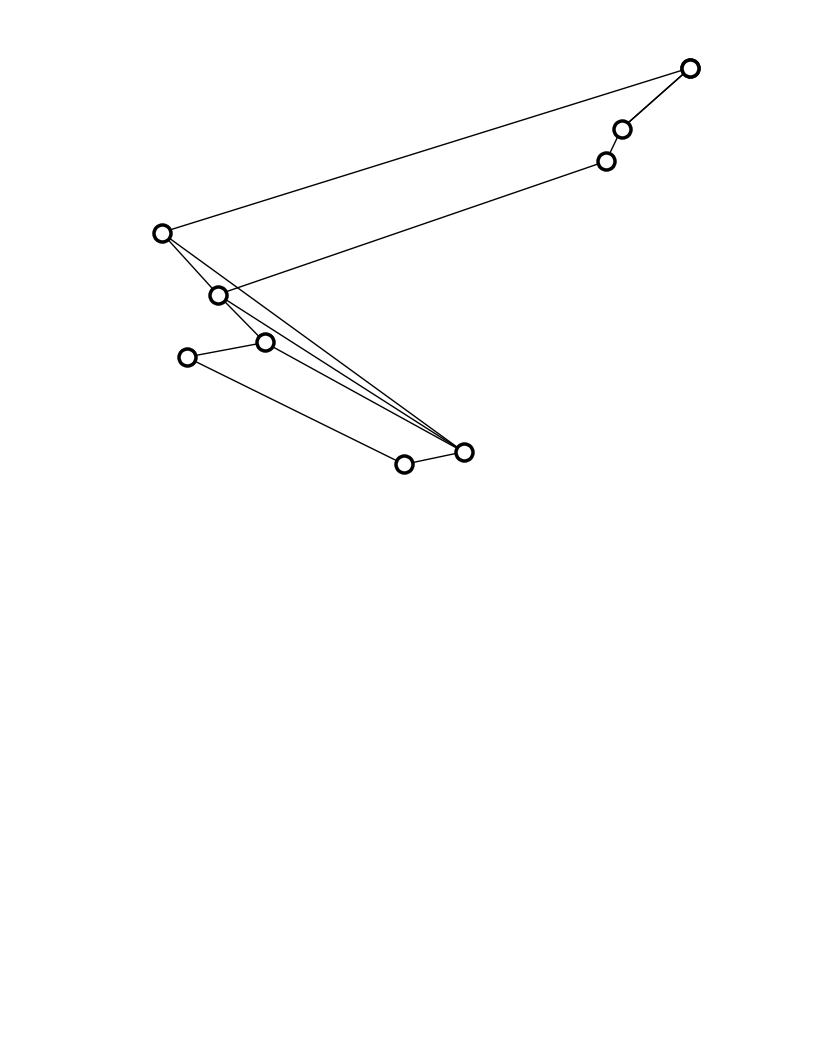
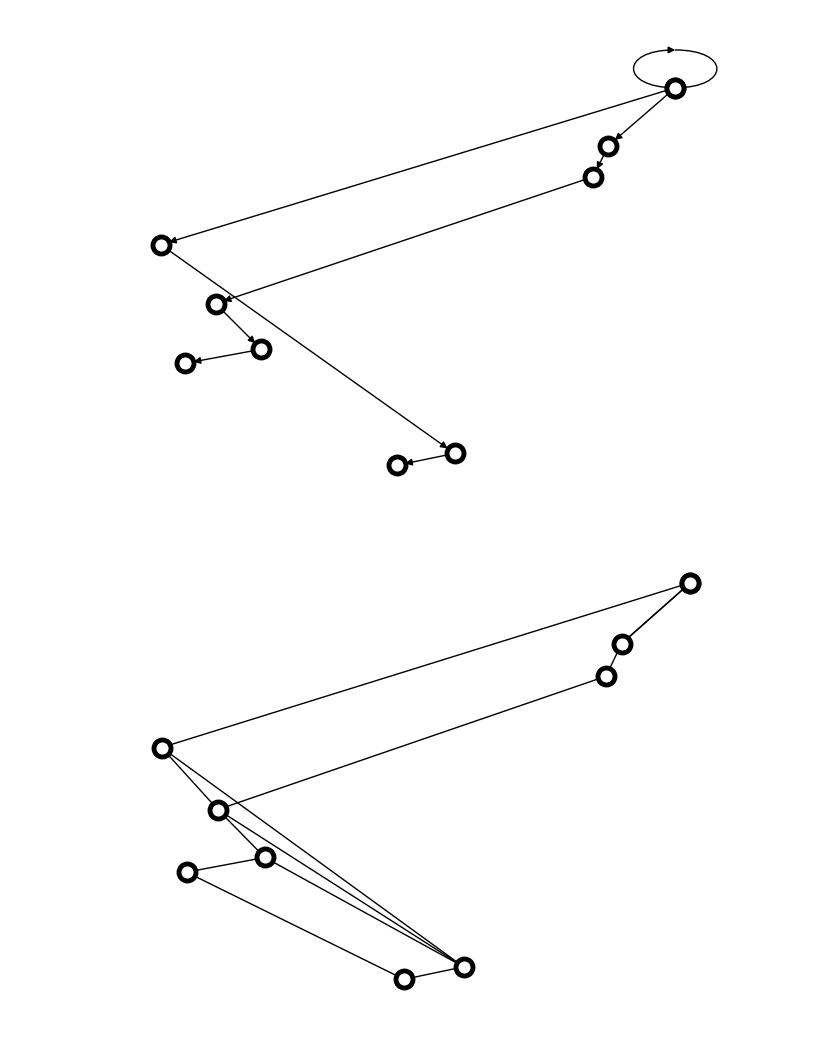
Before and after one commit to LicAiBeerLab/auto-robotics-design, a Jupyter notebook: test.ipynb, the cells around one changed output. Cells and saved outputs as stored; diff of their text form; code cells hidden in the pictures; blank space fills up the shorter version.

```diff
--- a/test.ipynb
+++ b/test.ipynb
@@ -46,26 +46,31 @@ for j in joints:
 main_branch = [ground_joint, shin_joint, knee_spring, tarus_joint, foot_joint]
 add_branch_1 = [[ground_joint,shin_joint], toeA_joint, connect_toeA_tarus_joint, [tarus_joint,foot_joint]]
 add_branch_2 = [[tarus_joint,foot_joint], molet_joint, toeB_joint, toeB_foot_joint, foot_joint]
+# %%
+def calc_weight(n0, n1):
+    norm = la.norm(n0.r-n1.r)
+    norm = norm if not np.isclose(norm, 0) else 1e5
+    return 1/(norm)
 # %%
 for id in range(len(main_branch)-1):
-    cassie_graph.add_edge(main_branch[id],main_branch[id+1], variable = False, active = False, weight = 1)
+    graph.add_edge(main_branch[id],main_branch[id+1], variable = False, active = False, weight = calc_weight(main_branch[id],main_branch[id+1]))
 for id in range(len(add_branch_1)-1):
     if isinstance(add_branch_1[id], list):
         for j in add_branch_1[id]:
-            cassie_graph.add_edge(j,add_branch_1[id+1], variable = False, active = False, weight = 1)
+            graph.add_edge(j,add_branch_1[id+1], variable = False, active = False, weight = calc_weight(j,add_branch_1[id+1]))
     elif isinstance(add_branch_1[id+1], list):
         for j in add_branch_1[id+1]:
-            cassie_graph.add_edge(j,add_branch_1[id], variable = False, active = False, weight = 1)
+            graph.add_edge(j,add_branch_1[id], variable = False, active = False, weight = calc_weight(j,add_branch_1[id]))
     else:
-            cassie_graph.add_edge(add_branch_1[id],add_branch_1[id+1], variable = False, active = False, weight = 1)
+            graph.add_edge(add_branch_1[id],add_branch_1[id+1], variable = False, active = False, weight = calc_weight(add_branch_1[id],add_branch_1[id+1]))
 for id in range(len(add_branch_2)-1):
     if isinstance(add_branch_2[id], list):
         for j in add_branch_2[id]:
-            cassie_graph.add_edge(j,add_branch_2[id+1], variable = False, active = False, weight = 1)
+            graph.add_edge(j,add_branch_2[id+1], variable = False, active = False, weight = calc_weight(j,main_branch[id+1]))
     elif isinstance(add_branch_2[id+1], list):
         for j in add_branch_2[id+1]:
-            cassie_graph.add_edge(j,add_branch_2[id], variable = False, active = False, weight = 1)
+            graph.add_edge(j,add_branch_2[id], variable = False, active = False, weight = calc_weight(j,add_branch_2[id]))
     else:
-            cassie_graph.add_edge(add_branch_2[id],add_branch_2[id+1], variable = False, active = False, weight = 1)
+            graph.add_edge(add_branch_2[id],add_branch_2[id+1], variable = False, active = False, weight = calc_weight(add_branch_2[id],add_branch_2[id+1]))
 # %%
 pos = {}
@@ -97 +293,5 @@ pos
+# %%
+nx.draw(nx.bfs_tree(graph, ground_joints[0]), pos, node_color="w", linewidths=3.5, edgecolors="k", node_shape="o",node_size=150, with_labels=False)
+# %% [output]
+[figure, added]
 # %%
```
Also changed, not shown: parts of 34 cells of this notebook, 4 other files.
